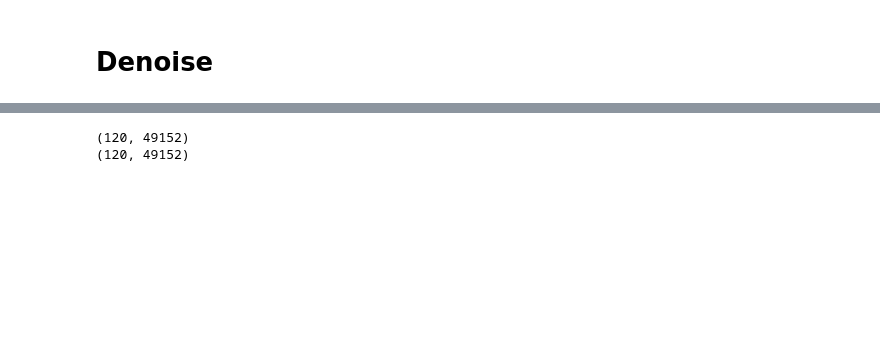
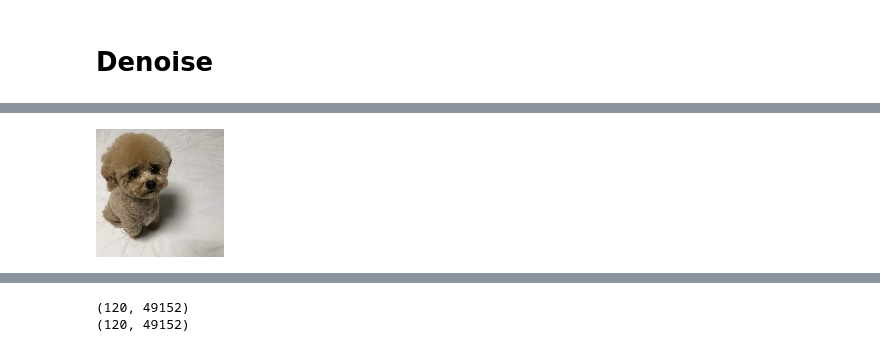
Before and after one commit to myeonghak/AutoEncoder_for_Denoising, a Jupyter notebook: Denoising test.ipynb, the cells around one changed output, grey strips where cells are left out. Saved outputs shown, nothing was run; the diff lists cells and outputs as text; code cells hidden in the pictures; blank space fills up the shorter version.

```diff
--- a/Denoising test.ipynb
+++ b/Denoising test.ipynb
@@ -165,3 +170,7 @@ from io import BytesIO
+# %%
+photo
+# %% [output]
+[figure, added]
 # %%
 def add_noise(a, ratio=20):
     a2 = a.copy()
```
Also changed, not shown: parts of 19 cells of this notebook.
